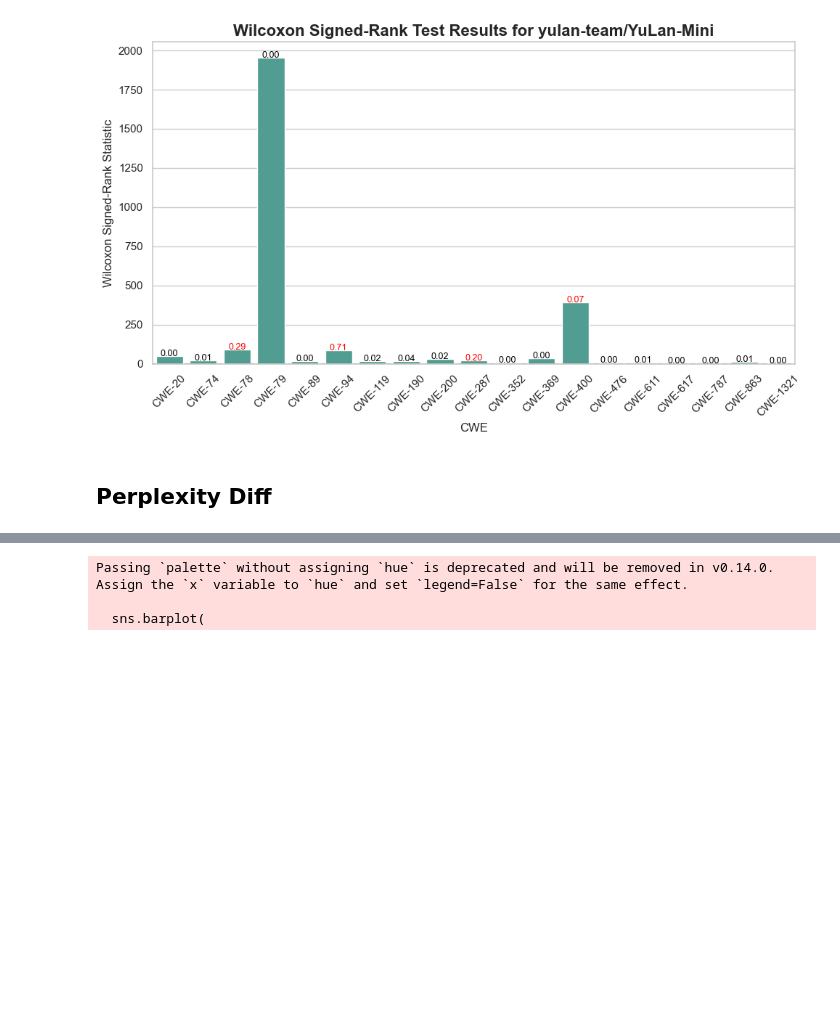
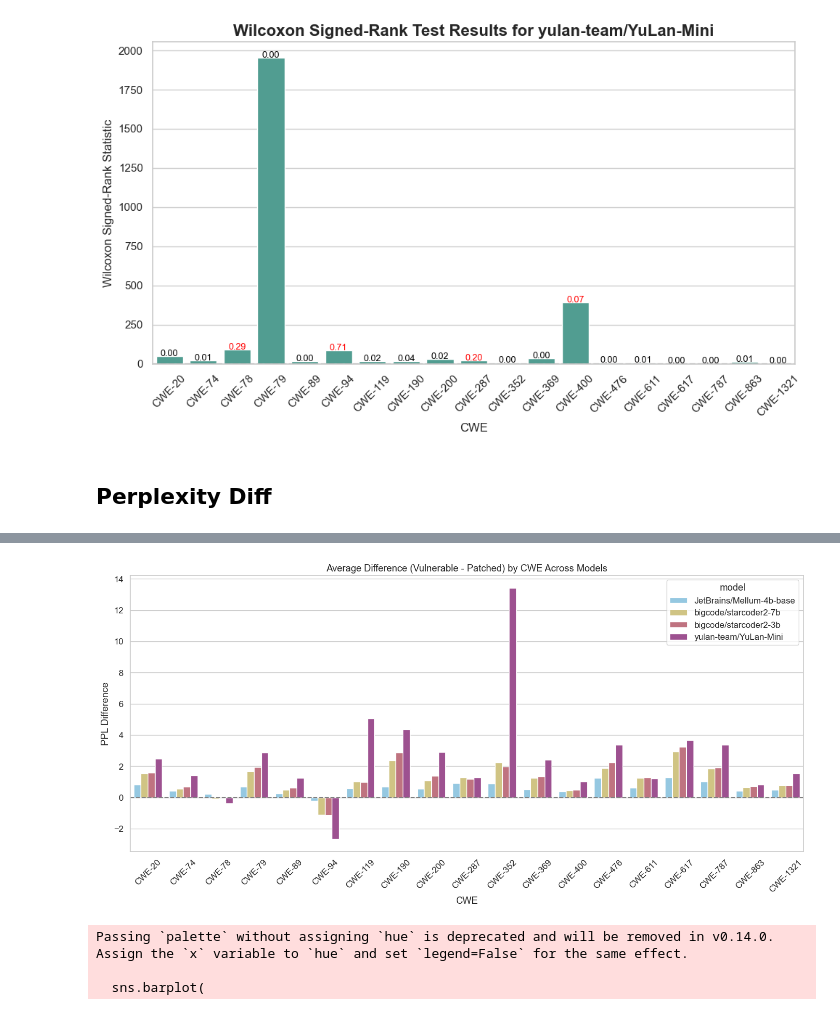
Before and after one commit to rufimelo99/lm-insecure-bias, a Jupyter notebook: sec_aware_cl/perplexity/perplexity.ipynb, the cells around one changed output, grey strips where cells are left out. Saved outputs shown, nothing was run; the diff lists cells and outputs as text; code cells hidden in the pictures; blank space fills up the shorter version.

```diff
--- a/sec_aware_cl/perplexity/perplexity.ipynb
+++ b/sec_aware_cl/perplexity/perplexity.ipynb
@@ -746,0 +972,82 @@ Passing `palette` without assigning `hue` is deprecated and will be removed in v
+# %%
+import pandas as pd
+import seaborn as sns
+import matplotlib.pyplot as plt
+
+# Normalize CWE and add status
+df['base_cwe'] = df['cwe'].str.extract(r'(CWE-(\d+))')[0]
+df['cwe_number'] = df['base_cwe'].str.extract(r'CWE-(\d+)').astype(int)
+df['status'] = df['cwe'].apply(lambda x: 'Patched' if 'Patched' in x else 'Vulnerable')
+
+
+# Collect results for all models
+all_models_df = []
+
+for model_name in df['model'].unique():
+    model_df = df[df['model'] == model_name]
+
+    # Step 1: Separate vulnerable and patched rows
+    vuln_df = model_df[model_df['status'] == 'Vulnerable']
+    patched_df = model_df[model_df['status'] == 'Patched']
+
+    # Step 2: Merge them on base_cwe and cwe_number to align pairs
+    merged_df = pd.merge(
+        vuln_df,
+        patched_df,
+        on=['base_cwe', 'cwe_number'],
+        suffixes=('_vuln', '_patched')
+    )
+
+    # Step 3: Compute sum of element-wise difference in perplexity
+    def sum_diff(vuln_list, patched_list):
+        return sum(v - p for v, p in zip(vuln_list, patched_list)) / len(vuln_list) if len(vuln_list) == len(patched_list) else 0
+
+    merged_df['perplexity_diff_sum'] = merged_df.apply(
+        lambda row: sum_diff(row['perplexity_vuln'], row['perplexity_patched']),
+        axis=1
+    )
+
+    # Step 4: Select the relevant summary columns
+    summary_df = merged_df[['base_cwe', 'cwe_number', 'perplexity_diff_sum']]
+
+    summary_df["model"] = model_name
+    summary_df["diff"] = summary_df["perplexity_diff_sum"]
+
+
+
+    # # Group and summarize
+    # summary_df = model_df.groupby(['base_cwe', 'cwe_number', 'status'])['median'].mean().reset_index()
+
+    # # Pivot to wide format
+    # pivot_df = summary_df.pivot(index=['base_cwe', 'cwe_number'], columns='status', values='median').reset_index()
+
+    # # Compute difference
+    # pivot_df['diff'] = pivot_df['Vulnerable'] - pivot_df['Patched']
+    # pivot_df['model'] = model_name
+
+    all_models_df.append(summary_df)
+
+# Combine all into one DataFrame
+combined_df = pd.concat(all_models_df)
+
+# Sort CWEs for consistent ordering
+combined_df = combined_df.sort_values(by='cwe_number')
+
+# Plot
+plt.figure(figsize=(14, 7))
+sns.barplot(
+    data=combined_df,
+    x='base_cwe',
+    y='diff',
+    hue='model',
+    palette=paul_tol_palette[3:8],  # Use a subset of the palette for models
+    # dodge=True
+)
+plt.axhline(0, color='gray', linestyle='--')
+plt.title('Average Difference (Vulnerable - Patched) by CWE Across Models')
+plt.xlabel('CWE')
+plt.ylabel('PPL Difference')
+plt.xticks(rotation=45)
+plt.tight_layout()
+plt.show()
+# %% [output]
@@ -747,3 +1071,4 @@ Passing `palette` without assigning `hue` is deprecated and will be removed in v
+[figure, added]
 # %%
 import pandas as pd
 import seaborn as sns
```
Also changed, not shown: parts of 12 cells of this notebook.
